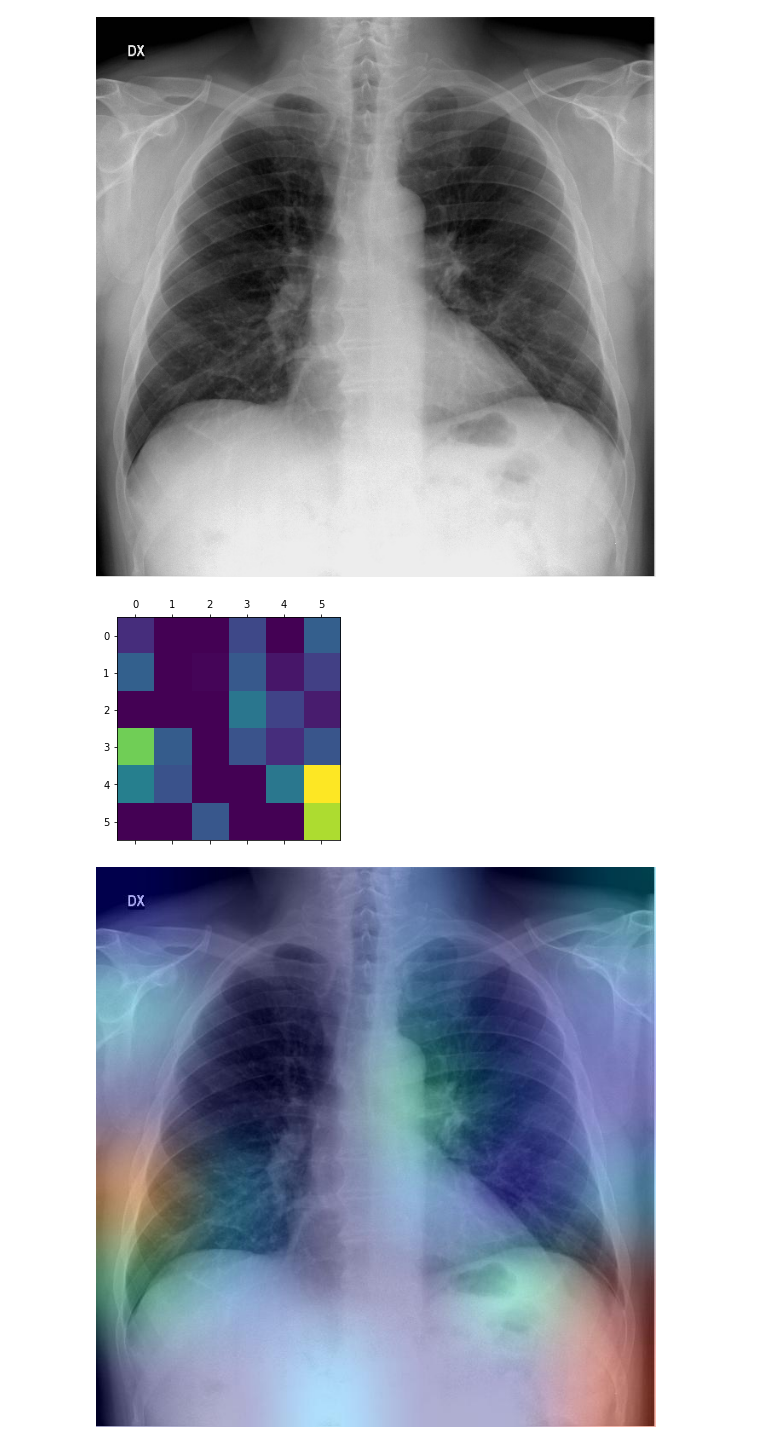
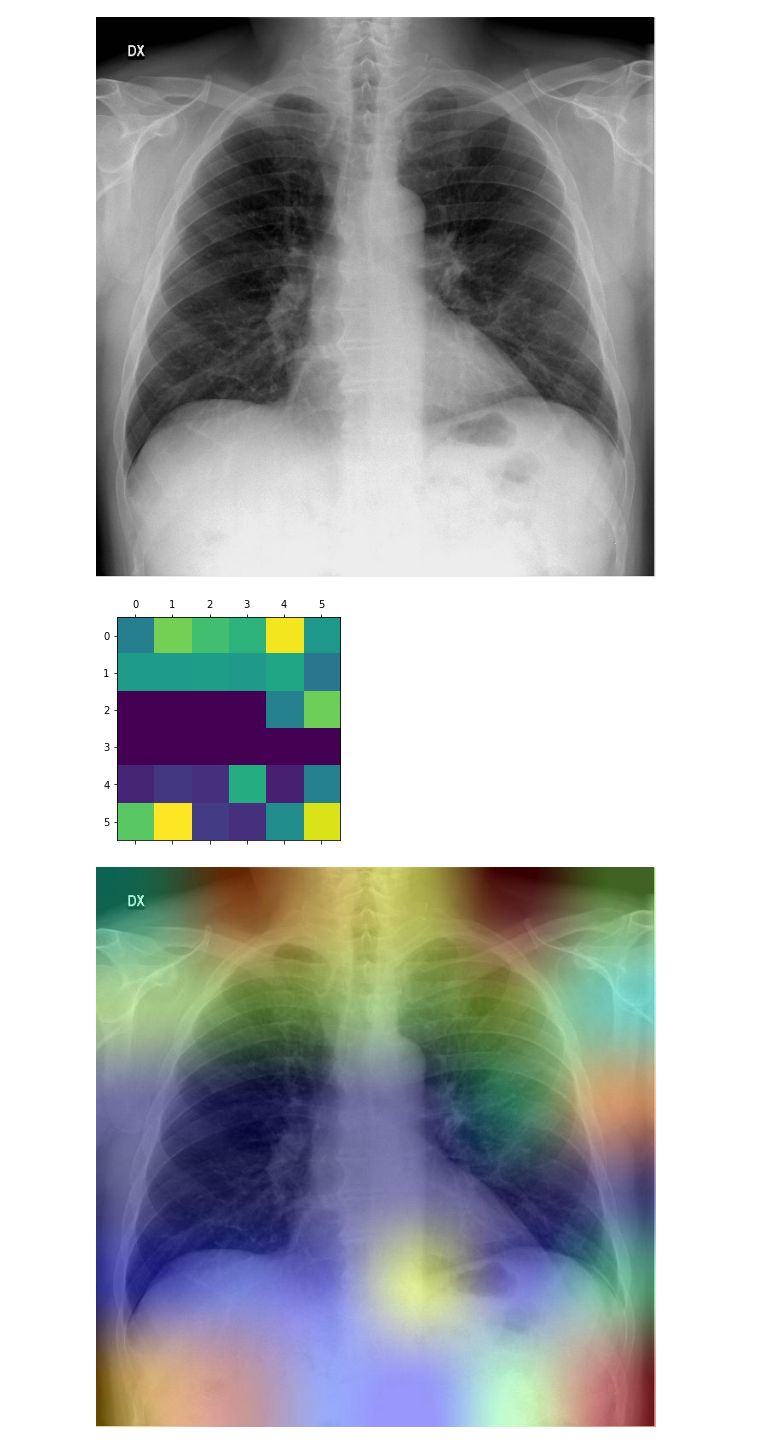
Before and after one commit to p-kaushal/Deep-Learning-GroupPorject-TeamJohnson, a Jupyter notebook: MMAI894_Covid19_Conv_Step2.ipynb, the cells around one changed output. Drawn from its saved outputs; the diff is of its cells as text; code cells hidden in the pictures.

```diff
--- a/MMAI894_Covid19_Conv_Step2.ipynb
+++ b/MMAI894_Covid19_Conv_Step2.ipynb
@@ -214,7 +214,6 @@ def compile_model(model,optimizer,loss_function):
 
   model.compile(optimizer=optimizer, loss=loss_function,metrics=(keras.metrics.Recall(),
                                                                  keras.metrics.Precision(),
-                                                                 keras.metrics.CategoricalAccuracy(),
                                                                  keras.metrics.AUC()
                                                                  ))
   return model
@@ -447,8 +476,7 @@ ________________________________________________________________________________
 img_size = (224, 224)
 preprocess_input = tf.keras.applications.densenet.preprocess_input
 decode_predictions = tf.keras.applications.densenet.decode_predictions
-
-last_conv_layer_name = "conv2d_6"
+last_conv_layer_name = "conv2d_4"
 
 # The local path to our target image
 img_path = '/content/sample_data/COVID-19 Dataset/X-ray/COVID/0107.jpeg'
@@ -488,7 +516,7 @@ def make_gradcam_heatmap(img_array, model, last_conv_layer_name, pred_index=None
 
     # This is a vector where each entry is the mean intensity of the gradient
     # over a specific feature map channel
-    pooled_grads = tf.reduce_mean(grads, axis=(0, 1,2))
+    pooled_grads = tf.reduce_mean(grads, axis=(0, 1))
 
     # We multiply each channel in the feature map array
     # by "how important this channel is" with regard to the top predicted class
@@ -520,39 +548,39 @@ heatmap = make_gradcam_heatmap(img_array, model_trained, last_conv_layer_name)
 plt.matshow(heatmap)
 plt.show()
 # %% [output]
-[figure, old version]
+[figure, new version]
 # %%
-def save_and_display_gradcam(img_path, heatmap, cam_path="cam.jpg", alpha=0.4):
+def save_and_display_gradcam(img_path, heatmap, cam_path="cam.jpg", alpha=0.6):
     # Load the original image
     img = keras.preprocessing.image.load_img(img_path)
     img = keras.preprocessing.image.img_to_array(img)
 
     # Rescale heatmap to a range 0-255
     heatmap = np.uint8(255 * heatmap)
 
     # Use jet colormap to colorize heatmap
     jet = cm.get_cmap("jet")
 
     # Use RGB values of the colormap
     jet_colors = jet(np.arange(256))[:, :3]
     jet_heatmap = jet_colors[heatmap]
 
     # Create an image with RGB colorized heatmap
     jet_heatmap = keras.preprocessing.image.array_to_img(jet_heatmap)
     jet_heatmap = jet_heatmap.resize((img.shape[1], img.shape[0]))
     jet_heatmap = keras.preprocessing.image.img_to_array(jet_heatmap)
 
     # Superimpose the heatmap on original image
     superimposed_img = jet_heatmap * alpha + img
     superimposed_img = keras.preprocessing.image.array_to_img(superimposed_img)
 
     # Save the superimposed image
     superimposed_img.save(cam_path)
 
     # Display Grad CAM
     display(Image(cam_path))
 
 
 save_and_display_gradcam(img_path, heatmap)
 # %% [output]
-[figure, old version]
+[figure, new version]
```
Also changed, not shown: parts of 15 cells of this notebook.
